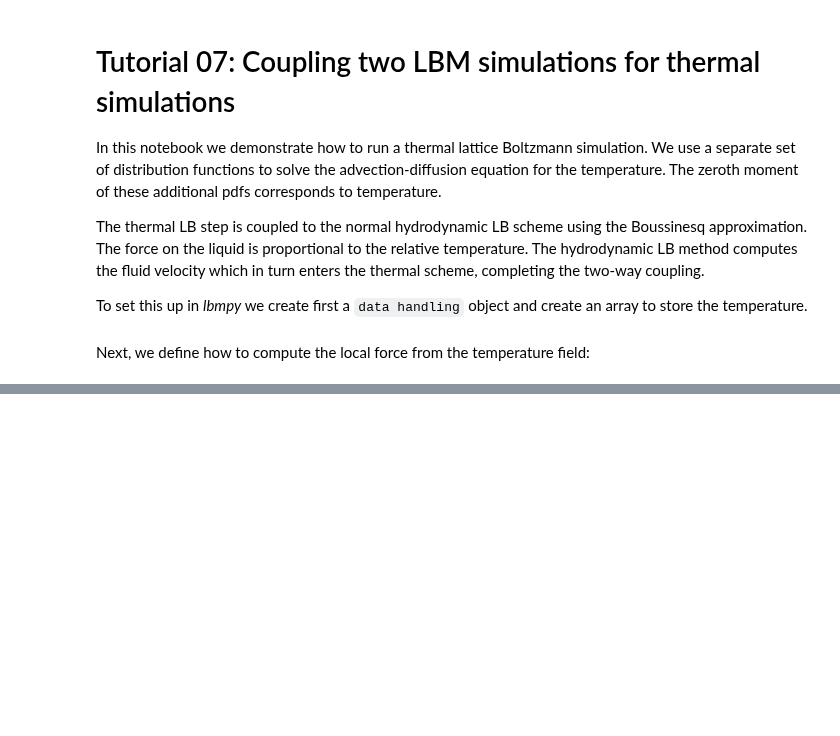
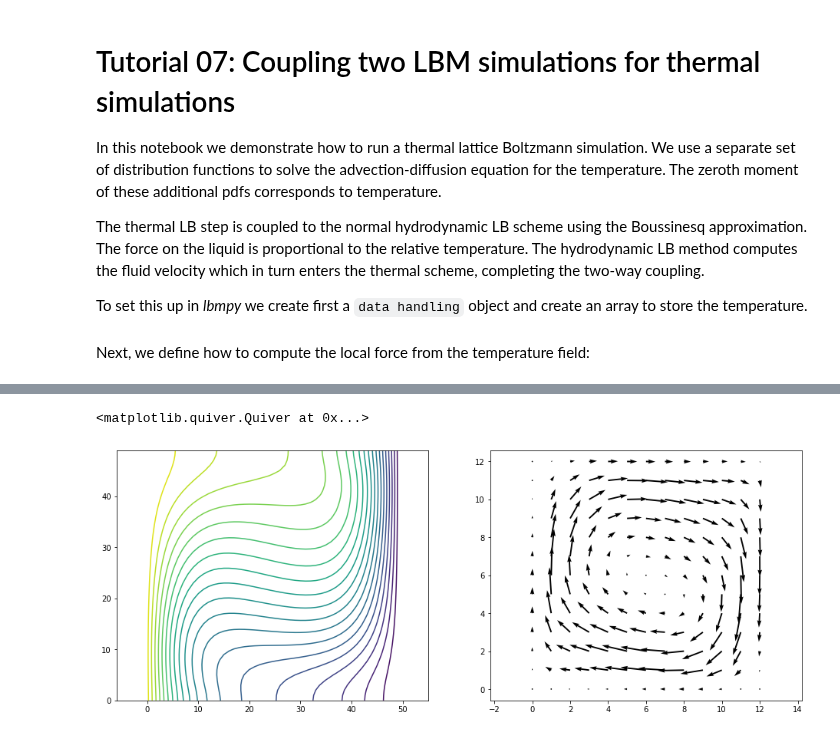
Before and after one commit to mabau/lbmpy, a Jupyter notebook: doc/notebooks/07_tutorial_thermal_lbm.ipynb, the cells around one changed output, grey strips where cells are left out. Cells and saved outputs as stored; diff of their text form; code cells hidden in the pictures; blank space fills up the shorter version.

```diff
--- a/doc/notebooks/07_tutorial_thermal_lbm.ipynb
+++ b/doc/notebooks/07_tutorial_thermal_lbm.ipynb
@@ -95,0 +102,11 @@ assert np.isfinite(thermal_step.density[:, :].max())
+# %%
+fig, axs = plt.subplots(1, 2)
+axs[0].axis('equal')
+axs[0].contour(np.transpose(thermal_step.density[:, :, domain_size[2] // 2]), 21, origin=None)
+
+qq = hydro_step.velocity[:, :, domain_size[2] // 2]
+axs[1].axis('equal')
+axs[1].quiver(np.transpose(qq[0:50:4, 0:50:4, 0]), np.transpose(qq[0:50:4, 0:50:4, 1]))
+# %% [output]
+<matplotlib.quiver.Quiver at 0x...>
+[figure, added]
```
Also changed, not shown: parts of 10 cells of this notebook, 16 other files.
